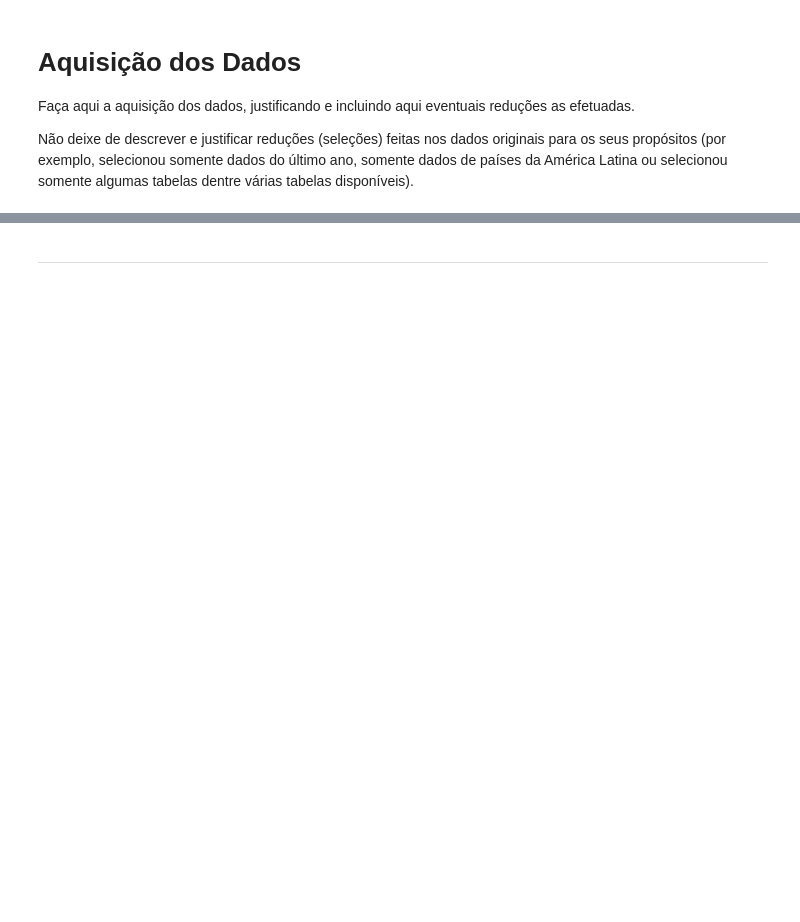
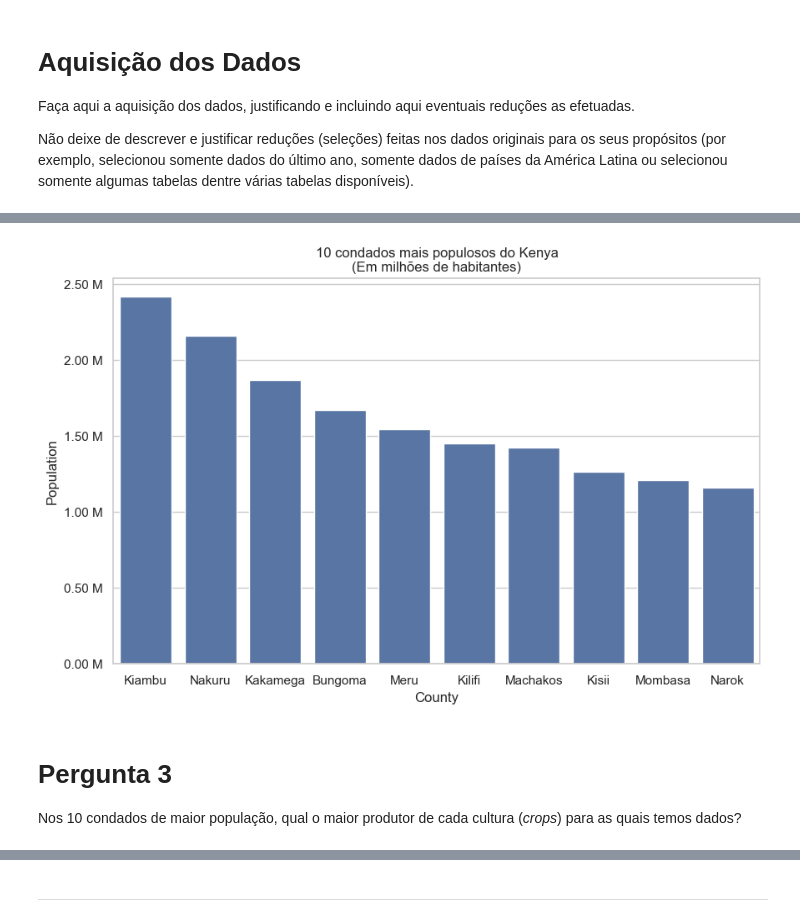
Before and after one commit to victorteodoro/exploratory-data-analysis-mackenzie, a Jupyter notebook: code/aula 7/AED_Projeto.ipynb, the cells around one changed output, grey strips where cells are left out. Drawn from its saved outputs; the diff is of its cells as text; code cells hidden in the pictures; blank space fills up the shorter version.

```diff
--- a/code/aula 7/AED_Projeto.ipynb
+++ b/code/aula 7/AED_Projeto.ipynb
@@ -163,0 +307,26 @@ Com base nas suas análises o que você conclui? Essa é uma parte importante do
+# %%
+top_10_pops = population_and_gender[['County', 'Population']].sort_values(by='Population', ascending=False).head(10)
+# %%
+from matplotlib.ticker import FuncFormatter
+
+sns.set_theme(style='whitegrid')
+plt.figure(figsize=(10, 6))
+sns.barplot(top_10_pops, x='County', y='Population')
+
+plt.title('10 condados mais populosos do Kenya\n(Em milhões de habitantes)')
+
+# Define a custom formatting function for the y-axis labels
+def format_ticks(value, _):
+    return f'{value/1_000_000:.2f} M'
+
+# Apply the custom formatting function to the y-axis
+plt.gca().yaxis.set_major_formatter(FuncFormatter(format_ticks))
+
+# Show the plot
+plt.show()
+# %% [output]
+[figure, added]
+# %% [markdown]
+# Pergunta 3
+
+Nos 10 condados de maior população, qual o maior produtor de cada cultura (*crops*) para as quais temos dados?
```
Also changed, not shown: parts of 105 cells of this notebook, 1 other file.
